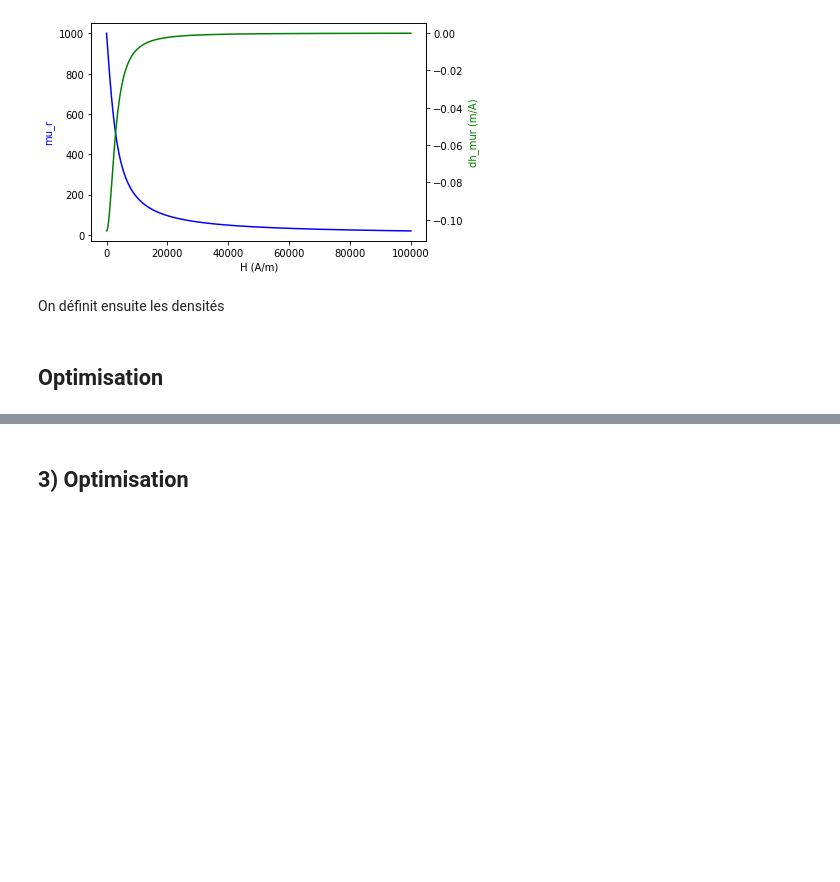
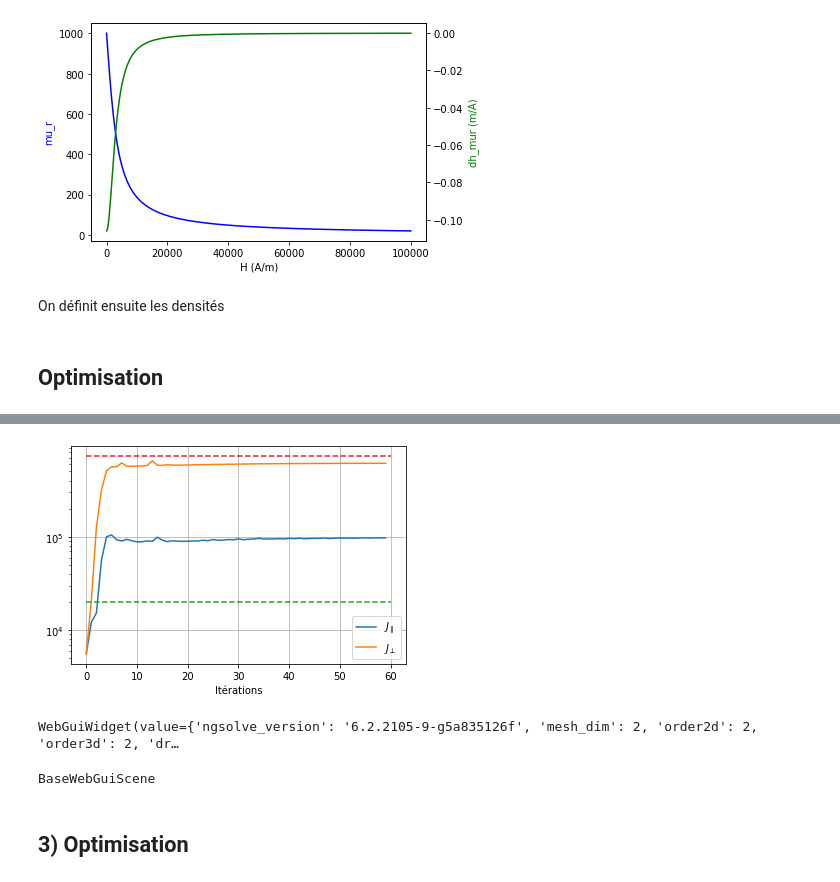
Before and after one commit to tcherrie/article_sge22, a Jupyter notebook: optim_topo_NL.ipynb, the cells around one changed output, grey strips where cells are left out. Cells and saved outputs as stored; diff of their text form; code cells hidden in the pictures; blank space fills up the shorter version.

```diff
--- a/optim_topo_NL.ipynb
+++ b/optim_topo_NL.ipynb
@@ -172,11 +172,14 @@ rho = GridFunction(fespace_rho)
 rho.Set(0.5)
 
 objFuncList = []
+JparList = []
+JserList = []
 rhoList = []
+volFracList = []
 descentList = []
 step = 0.1
 descent = GridFunction(fespace_rho)
-flag = False
+
 for i in range(200):
 
     # Calculs état direct, adjoint et direction de descente
@@ -187,7 +190,10 @@ for i in range(200):
 
     rhoList.append(copy(rho))
     objFuncList.append(objective(phi1,phi2,rho))
+    JparList.append(compliance(rho, phi1))
+    JserList.append(compliance(rho, phi2))
     descentList.append(copy(descent))
+    volFracList.append(Integrate(rho,mesh)/np.pi)
 
     print(f'{objFuncList[-1]} - step : {step}')
 
@@ -207,2 +232,35 @@ for i in range(200):
+# %%
+#plt.semilogy(objFuncList)
+plt.semilogy(JparList)
+plt.semilogy(JserList)
+
+
+# Performances optimale laminé pour beta = 1T
+# (issues de la résolution du système non linéaire)
+
+theta_opt1T = 0.418
+Bair = 0.0158
+Bfer = 2.3703
+nu_serie_NL = 4.6356e+05
+nu_par_NL = 1.2629e+04
+
+Jpar = np.pi/2 * nu_par_NL
+Jser = np.pi/2 * nu_serie_NL
+J = Jpar - Jser
+
+plt.semilogy([0,len(objFuncList)],[Jpar,Jpar],'--')
+plt.semilogy([0,len(objFuncList)],[Jser,Jser],'--')
+
+plt.xlabel('Itérations')
+plt.ylabel('')
+plt.legend(['$J_{\parallel}$','$J_{\perp}$'])
+plt.grid()
+# %% [output]
+[figure, added]
+# %%
+Draw(rho)
+# %% [output]
+WebGuiWidget(value={'ngsolve_version': '6.2.2105-9-g5a835126f', 'mesh_dim': 2, 'order2d': 2, 'order3d': 2, 'dr…
+BaseWebGuiScene
 # %% [markdown]
 ## 3) Optimisation
```
Also changed, not shown: parts of 1 cell of this notebook.
